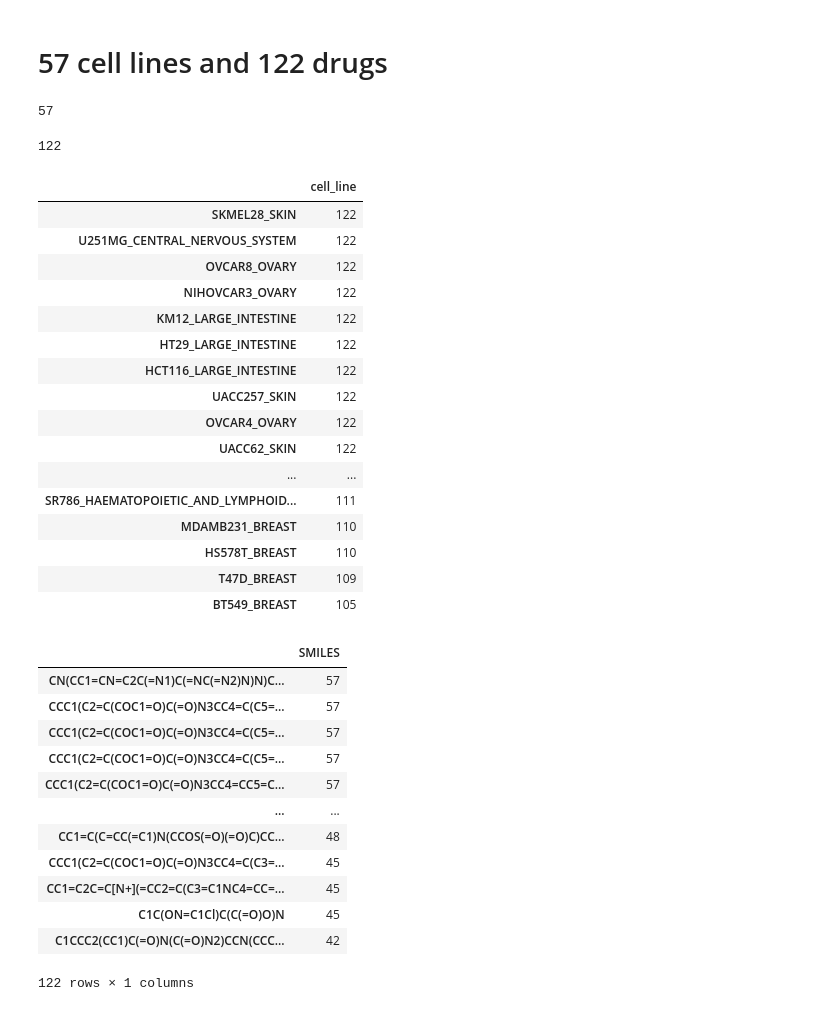
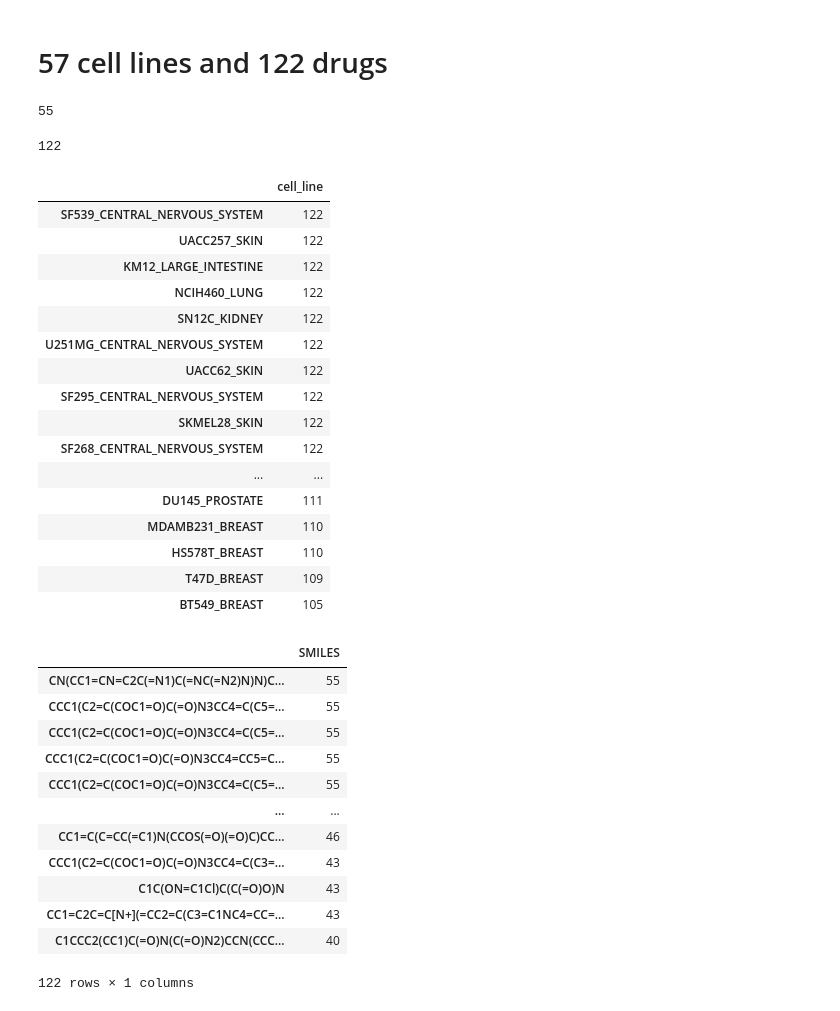
Before and after one commit to cannin/graph_neural_network_drug_response, a Jupyter notebook: notebook/get_data_with_class_label.ipynb, the cells around one changed output. Cells and saved outputs as stored; diff of their text form; code cells hidden in the pictures.

```diff
--- a/notebook/get_data_with_class_label.ipynb
+++ b/notebook/get_data_with_class_label.ipynb
@@ -10,6 +10,8 @@ from joblib import Parallel, delayed
 # Read nci60byCell Line Table
  Indexes are NSC and columns are Cell Lines' name
 # %%
-nci60Act = pd.read_csv('../data/nci60Act_ccle.csv', index_col=0)
+nci60Act = pd.read_csv("../data/nci60Act_ccle.csv", index_col=0)
+cell2ind = list(pd.read_table("../DrugCell/data/cell2ind.txt", header=None)[1])
+nci60Act = nci60Act[list(set(cell2ind) & set(nci60Act.columns))]
 nci60Act
 # %% [output]
@@ -211,6 +276,6 @@ base_smiles
 # %% [markdown]
 # Select DNA
 # %%
-df = base_smiles[base_smiles['MECHANISM'] == 'DNA'].reset_index(drop=True)[['cell_line', 'SMILES', 'drug_response']]
+df_dna = base_smiles[base_smiles['MECHANISM'] == 'DNA'].reset_index(drop=True)[['cell_line', 'SMILES', 'drug_response']]
 # %% [markdown]
 # This has 6779 datapoints
@@ -233,7 +298,7 @@ df
 # %% [markdown]
 # 57 cell lines and 122 drugs
 # %%
-len(set(df['cell_line']))
+len(set(df_dna['cell_line']))
 # %% [output]
-57
+55
 # %%
@@ -241,39 +306,39 @@ len(set(df['SMILES']))
 # %% [output]
 122
 # %%
-pd.DataFrame(df['cell_line'].value_counts())
+pd.DataFrame(df_dna['cell_line'].value_counts())
 # %% [output]
 |  | cell_line |
+| SF539_CENTRAL_NERVOUS_SYSTEM | 122 |
+| UACC257_SKIN | 122 |
+| KM12_LARGE_INTESTINE | 122 |
+| NCIH460_LUNG | 122 |
+| SN12C_KIDNEY | 122 |
+| U251MG_CENTRAL_NERVOUS_SYSTEM | 122 |
+| UACC62_SKIN | 122 |
+| SF295_CENTRAL_NERVOUS_SYSTEM | 122 |
 | SKMEL28_SKIN | 122 |
-| U251MG_CENTRAL_NERVOUS_SYSTEM | 122 |
-| OVCAR8_OVARY | 122 |
-| NIHOVCAR3_OVARY | 122 |
-| KM12_LARGE_INTESTINE | 122 |
-| HT29_LARGE_INTESTINE | 122 |
-| HCT116_LARGE_INTESTINE | 122 |
-| UACC257_SKIN | 122 |
-| OVCAR4_OVARY | 122 |
-| UACC62_SKIN | 122 |
+| SF268_CENTRAL_NERVOUS_SYSTEM | 122 |
 | ... | ... |
-| SR786_HAEMATOPOIETIC_AND_LYMPHOID... | 111 |
+| DU145_PROSTATE | 111 |
 | MDAMB231_BREAST | 110 |
 | HS578T_BREAST | 110 |
 | T47D_BREAST | 109 |
 | BT549_BREAST | 105 |
 # %%
-pd.DataFrame(df['SMILES'].value_counts())
+pd.DataFrame(df_dna['SMILES'].value_counts())
 # %% [output]
 |  | SMILES |
-| CN(CC1=CN=C2C(=N1)C(=NC(=N2)N)N)C... | 57 |
-| CCC1(C2=C(COC1=O)C(=O)N3CC4=C(C5=... | 57 |
-| CCC1(C2=C(COC1=O)C(=O)N3CC4=C(C5=... | 57 |
-| CCC1(C2=C(COC1=O)C(=O)N3CC4=C(C5=... | 57 |
-| CCC1(C2=C(COC1=O)C(=O)N3CC4=CC5=C... | 57 |
+| CN(CC1=CN=C2C(=N1)C(=NC(=N2)N)N)C... | 55 |
+| CCC1(C2=C(COC1=O)C(=O)N3CC4=C(C5=... | 55 |
+| CCC1(C2=C(COC1=O)C(=O)N3CC4=C(C5=... | 55 |
+| CCC1(C2=C(COC1=O)C(=O)N3CC4=CC5=C... | 55 |
+| CCC1(C2=C(COC1=O)C(=O)N3CC4=C(C5=... | 55 |
 | ... | ... |
-| CC1=C(C=CC(=C1)N(CCOS(=O)(=O)C)CC... | 48 |
-| CCC1(C2=C(COC1=O)C(=O)N3CC4=C(C3=... | 45 |
-| CC1=C2C=C[N+](=CC2=C(C3=C1NC4=CC=... | 45 |
-| C1C(ON=C1Cl)C(C(=O)O)N | 45 |
-| C1CCC2(CC1)C(=O)N(C(=O)N2)CCN(CCC... | 42 |
+| CC1=C(C=CC(=C1)N(CCOS(=O)(=O)C)CC... | 46 |
+| CCC1(C2=C(COC1=O)C(=O)N3CC4=C(C3=... | 43 |
+| C1C(ON=C1Cl)C(C(=O)O)N | 43 |
+| CC1=C2C=C[N+](=CC2=C(C3=C1NC4=CC=... | 43 |
+| C1CCC2(CC1)C(=O)N(C(=O)N2)CCN(CCC... | 40 |
 122 rows × 1 columns
 # %%
```
Also changed, not shown: parts of 16 cells of this notebook.
